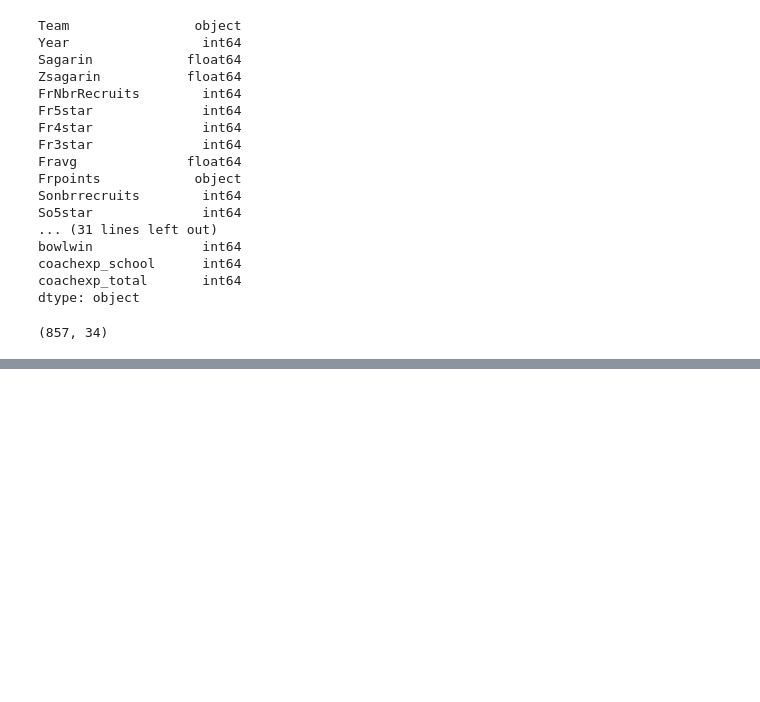
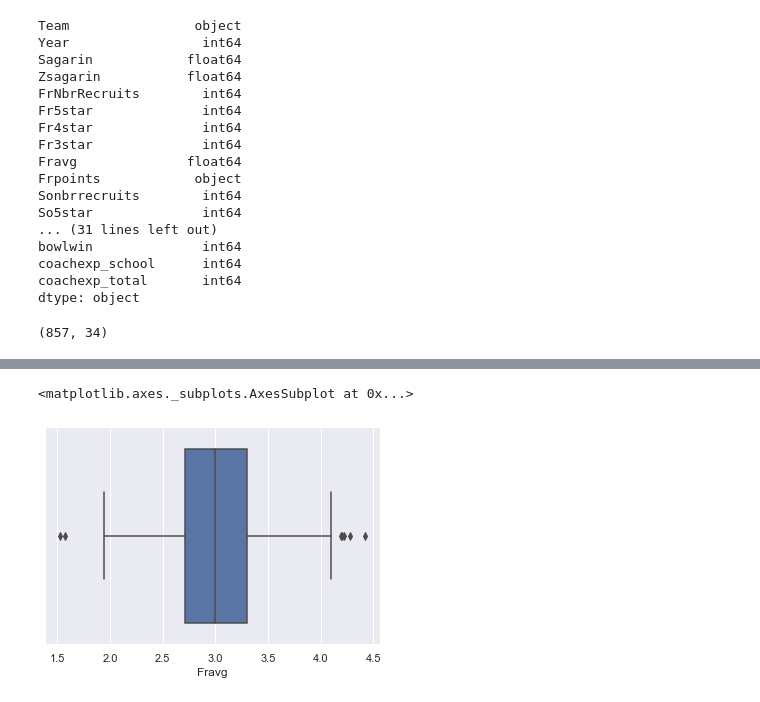
Before and after one commit to JacksonPHamilton/football-sagarin, a Jupyter notebook: College Football.ipynb, the cells around one changed output, grey strips where cells are left out. Saved outputs shown, nothing was run; the diff lists cells and outputs as text; code cells hidden in the pictures; blank space fills up the shorter version.

```diff
--- a/College Football.ipynb
+++ b/College Football.ipynb
@@ -53,0 +125,7 @@ df.shape
+# %%
+# Boxplot of average freshman 5-star ranking
+
+sns.boxplot(x = df['Fravg'])
+# %% [output]
+<matplotlib.axes._subplots.AxesSubplot at 0x...>
+[figure, added]
```
Also changed, not shown: parts of 11 cells of this notebook.
